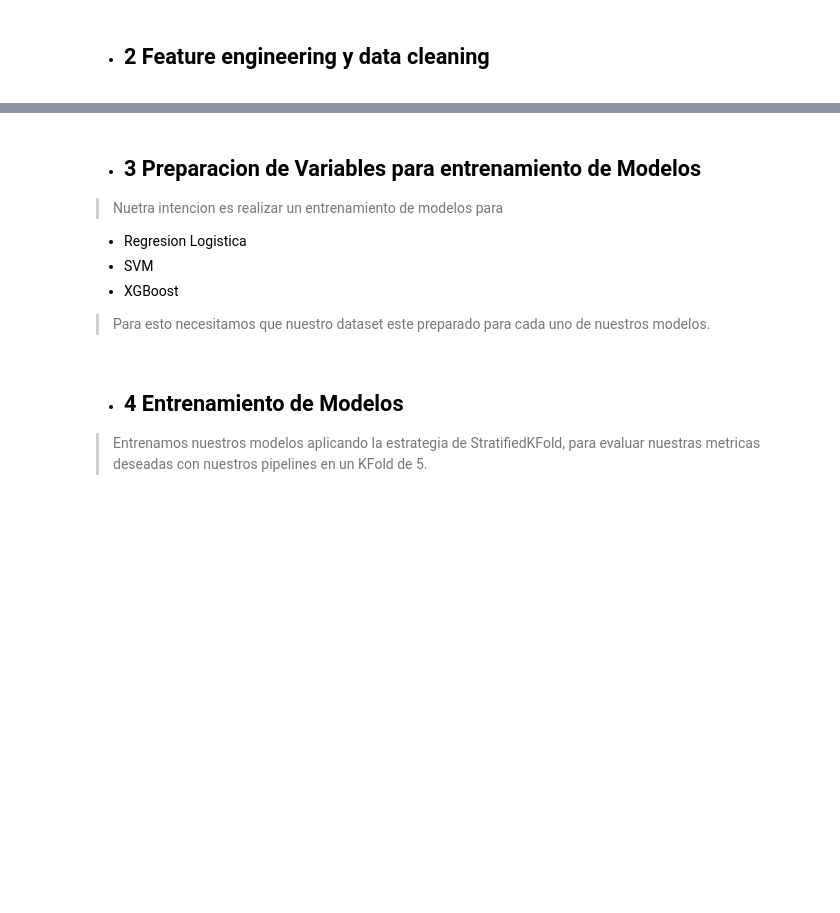
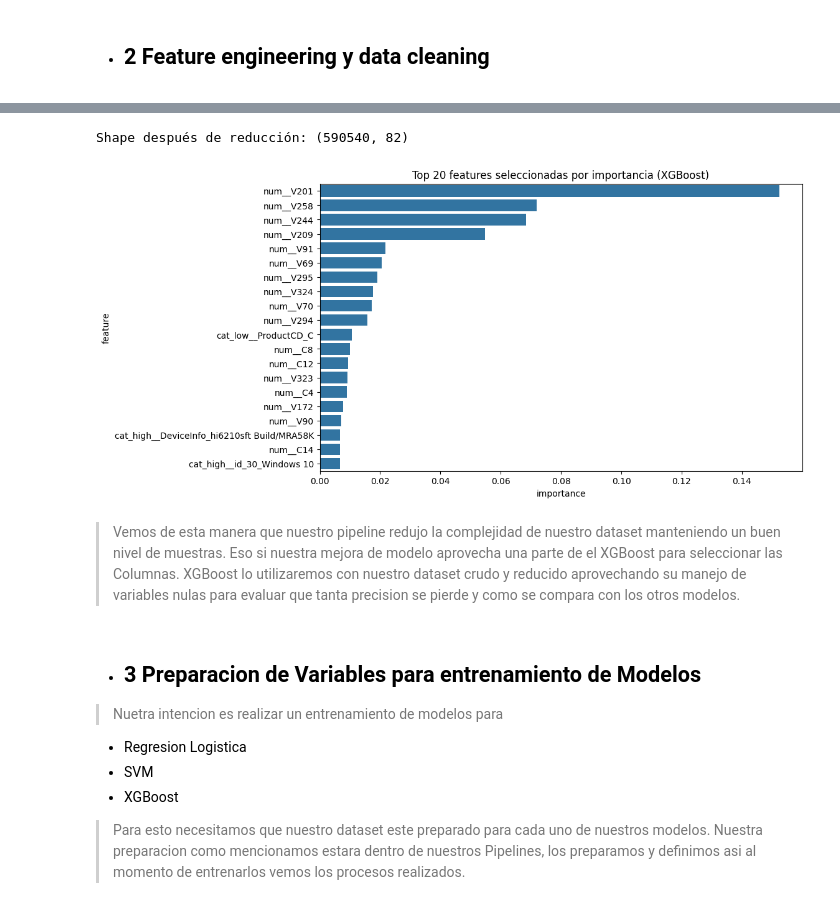
Before and after one commit to Darkwizardgeo/TP-Grupo-S-Fraud-Detection, a Jupyter notebook: DCDDyAA_U5_GRUPO_S_TPF.ipynb, the cells around one changed output, grey strips where cells are left out. Saved outputs shown, nothing was run; the diff lists cells and outputs as text; code cells hidden in the pictures; blank space fills up the shorter version.

Commit message:
[TP-Final] Feature Engineering aplicado y Modelos corridos satisfactoriamente

```diff
--- a/DCDDyAA_U5_GRUPO_S_TPF.ipynb
+++ b/DCDDyAA_U5_GRUPO_S_TPF.ipynb
@@ -33,7 +53,9 @@ from feature_engineering import build_preprocessor
 # %%
 df_train_transaction = pd.read_csv('./dataset/train_transaction.csv')
 df_train_identity = pd.read_csv('./dataset/train_identity.csv')
-df_test_transaction = pd.read_csv('./dataset/test_transaction.csv')
+
+df_train_transaction.set_index('TransactionID', inplace=True)
+df_train_identity.set_index('TransactionID', inplace=True)
 # %% [markdown]
 - ## 1 **Preparacion inicial de los datasets**
 
@@ -71,0 +140,7 @@ print("Columnas candidatas a eliminar:", drop_candidates)
+# %%
+y = df_full_transaction['isFraud']
+X = df_full_transaction.reset_index(drop=True).drop("isFraud", axis=1)
+
+cat_cols, num_cols = split_features(X)
+print(f"Categorical columns: {len(cat_cols)}")
+print(f"Numerical columns: {len(num_cols)}")
@@ -71,0 +150,4 @@ print("Columnas candidatas a eliminar:", drop_candidates)
+# %%
+pipeline_reduces = reduce_dataset_complexity_pipeline(X)
+# %%
+pipeline_reduces.fit(X,y)
@@ -72,3 +172,32 @@ print("Columnas candidatas a eliminar:", drop_candidates)
+# %%
+X_reduced = pipeline_reduces.transform(X)
+print("Shape después de reducción:", X_reduced.shape)
+# %% [output]
+Shape después de reducción: (590540, 82)
+# %%
+# Importancias del selector (XGBoost)
+model = pipeline_reduces.named_steps["feature_sel"].estimator_
+importances = model.feature_importances_
+
+feat_names = pipeline_reduces.named_steps["preprocess"].get_feature_names_out()
+mask = pipeline_reduces.named_steps["feature_sel"].get_support()
+selected_feats = feat_names[mask]
+
+# DataFrame con importancias
+df_imp = pd.DataFrame({
+    "feature": selected_feats,
+    "importance": importances[mask]
+}).sort_values("importance", ascending=False)
+
+# Top 20
+plt.figure(figsize=(10,6))
+sns.barplot(x="importance", y="feature", data=df_imp.head(20))
+plt.title("Top 20 features seleccionadas por importancia (XGBoost)")
+plt.show()
+# %% [output]
+[figure, added]
+# %% [markdown]
+> Vemos de esta manera que nuestro pipeline redujo la complejidad de nuestro dataset manteniendo un buen nivel de muestras. Eso si nuestra mejora de modelo aprovecha una parte de el XGBoost para seleccionar las Columnas. XGBoost lo utilizaremos con nuestro dataset crudo y reducido aprovechando su manejo de variables nulas para evaluar que tanta precision se pierde y como se compara con los otros modelos.
 # %% [markdown]
 - ## 3 Preparacion de Variables para entrenamiento de Modelos
 
@@ -77,4 +206,4 @@ print("Columnas candidatas a eliminar:", drop_candidates)
 - SVM
 - XGBoost
 
-> Para esto necesitamos que nuestro dataset este preparado para cada uno de nuestros modelos.
+> Para esto necesitamos que nuestro dataset este preparado para cada uno de nuestros modelos. Nuestra preparacion como mencionamos estara dentro de nuestros Pipelines, los preparamos y definimos asi al momento de entrenarlos vemos los procesos realizados.
@@ -95,4 +209,0 @@ pipelines = {
-# %% [markdown]
-- ## 4 Entrenamiento de Modelos
-
-> Entrenamos nuestros modelos aplicando la estrategia de StratifiedKFold, para evaluar nuestras metricas deseadas con nuestros pipelines en un KFold de 5.
```
Also changed, not shown: parts of 26 cells of this notebook, 4 other files.
